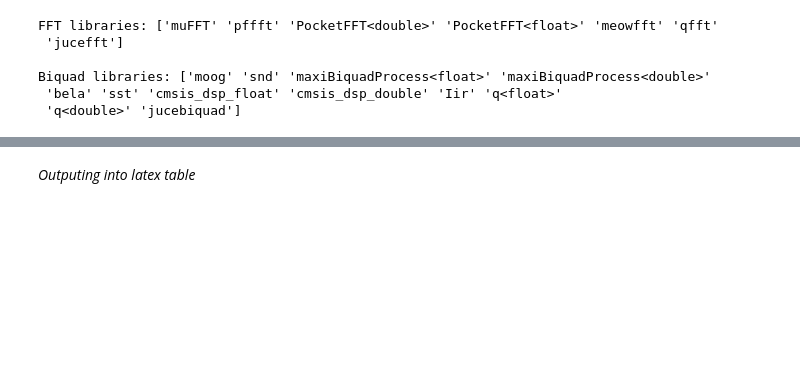
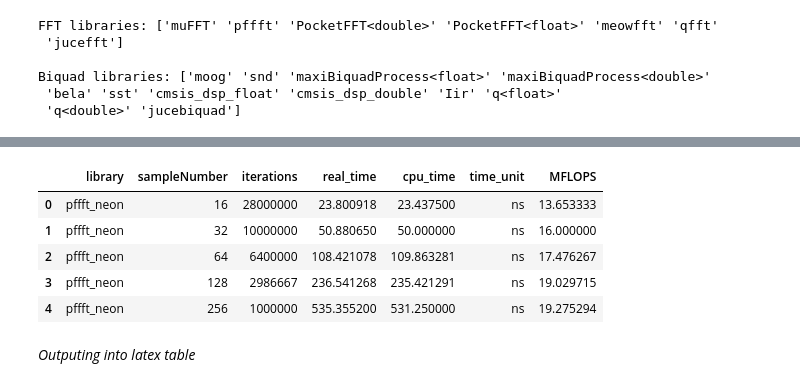
Before and after one commit to SamiSaade/benchmark-visual, a Jupyter notebook: viz.ipynb, the cells around one changed output, grey strips where cells are left out. Saved outputs shown, nothing was run; the diff lists cells and outputs as text; code cells hidden in the pictures; blank space fills up the shorter version.

```diff
--- a/viz.ipynb
+++ b/viz.ipynb
@@ -59,3 +69,14 @@ Biquad libraries: ['moog' 'snd' 'maxiBiquadProcess<float>' 'maxiBiquadProcess<do
+# %%
+data_fft = appendFFTMflops(data_fft)
+pffft = appendFFTMflops(pffft)
+pffft.head()
+# %% [output]
+|  | library | sampleNumber | iterations | real_time | cpu_time | time_unit | MFLOPS |
+| 0 | pffft_neon | 16 | 28000000 | 23.800918 | 23.437500 | ns | 13.653333 |
+| 1 | pffft_neon | 32 | 10000000 | 50.880650 | 50.000000 | ns | 16.000000 |
+| 2 | pffft_neon | 64 | 6400000 | 108.421078 | 109.863281 | ns | 17.476267 |
+| 3 | pffft_neon | 128 | 2986667 | 236.541268 | 235.421291 | ns | 19.029715 |
+| 4 | pffft_neon | 256 | 1000000 | 535.355200 | 531.250000 | ns | 19.275294 |
 # %% [markdown]
 _Outputing into latex table_
 # %%
```
Also changed, not shown: parts of 21 cells of this notebook, 13 other files.
